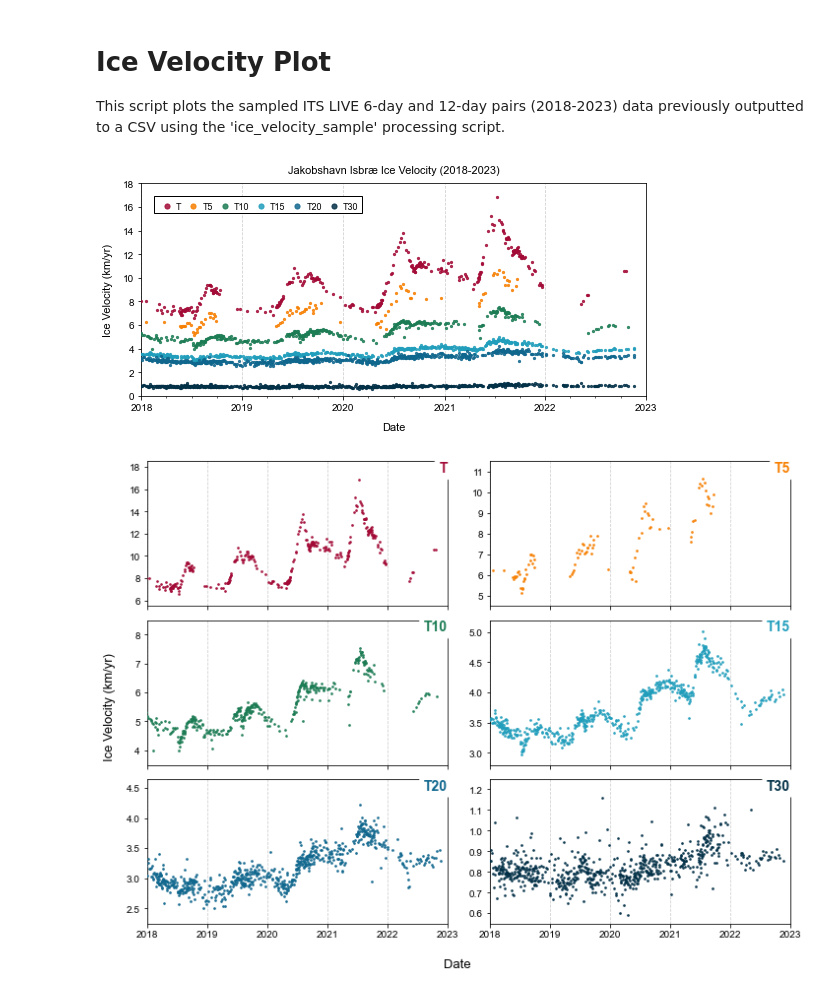
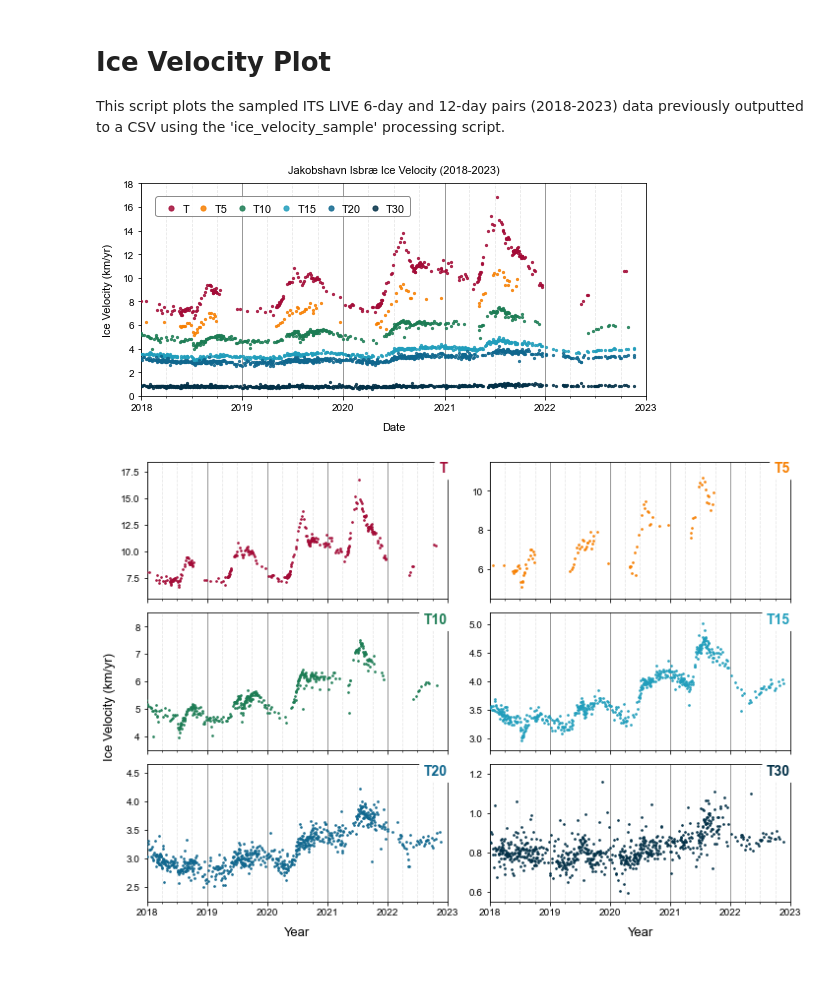
Before and after one commit to hannahpicton/jakobshavn_isbrae, a Jupyter notebook: code/analysis/ice_velocity_plot.ipynb, the cells around one changed output. Drawn from its saved outputs; the diff is of its cells as text; code cells hidden in the pictures.

```diff
--- a/code/analysis/ice_velocity_plot.ipynb
+++ b/code/analysis/ice_velocity_plot.ipynb
@@ -52,24 +52,34 @@ plt.yticks(np.arange(0, 18+1, 2))
 
 # DEFINE THE FORMATTING FOR THE X-TICKS
 year_locator = mdates.YearLocator(base=1, month=1, day=1)
+min_x_value = pd.to_datetime('2018-01-01', format='%Y-%m-%d')
+max_x_value = pd.to_datetime('2023-01-01', format='%Y-%m-%d')
+three_month_intervals = mdates.MonthLocator(interval=3)
+
+# DEFINE THE FORMATTING FOR THE X-TICKS
+ax.grid(axis = 'x', alpha=0.5, linestyle='-', color='black')
+year_locator = mdates.YearLocator(base=1, month=1, day=1)
 ax.xaxis.set_major_locator(year_locator)
 ax.xaxis.set_major_formatter(mdates.DateFormatter("%Y"))
+ax.set_xlim(min_x_value, max_x_value)
+ax.xaxis.set_minor_locator(three_month_intervals)
 min_x_value = pd.to_datetime('2018-01-01', format='%Y-%m-%d')
 max_x_value = pd.to_datetime('2023-01-01', format='%Y-%m-%d')
 plt.xlim(min_x_value, max_x_value)
 three_month_intervals = mdates.MonthLocator(interval=3)
 ax.xaxis.set_minor_locator(three_month_intervals)
+ax.xaxis.grid(True, which='minor', linestyle='--', alpha=0.3)
 
 # ADD A LEGEND WITH THREE COLUMNS, HORIZONTAL ARRANGEMENT, AND WHITE BACKGROUND
-legend = plt.legend(loc='upper left', ncol=6, columnspacing=0.3, markerscale=2.3, frameon=True, framealpha=1, handletextpad=0.01, handleheight=0.1, fontsize =9, facecolor='white', borderaxespad = 1.4, borderpad=0.45, fancybox=False)
-legend.get_frame().set_edgecolor('black')
-legend.get_frame().set_linewidth(1)
+legend = plt.legend(loc='upper left', ncol=6, columnspacing=0.3, markerscale=2.3, frameon=True, framealpha=1, handletextpad=0.01, handleheight=0.1, fontsize =11, facecolor='white', borderaxespad = 0.8, borderpad=0.45, fancybox=True, bbox_to_anchor=(0.01, 0.98))
+legend.get_frame().set_edgecolor('gray')
+legend.get_frame().set_alpha(0.9)
 legend.set_zorder(20)
 for text in legend.get_texts():
     text.set_va('center')
 plt.tight_layout()
 # %% [output]
-[figure, old version]
+[figure, new version]
 # %%
 # PRODUCE A FIGURE WITH EACH SAMPLE POINT SHOWN ON AN INDIVIDUAL SUB-PLOT
 plt.rcParams["font.family"] = "Arial"
@@ -84,35 +94,37 @@ spring_mask = (ITS_LIVE_data['month'] >= 3) & (ITS_LIVE_data['month'] <= 5)   #
 summer_mask = (ITS_LIVE_data['month'] >= 6) & (ITS_LIVE_data['month'] <= 8)   # June, July, August
 autumn_mask = (ITS_LIVE_data['month'] >= 9) & (ITS_LIVE_data['month'] <= 11)  # September, October, November
 winter_mask = (ITS_LIVE_data['month'] == 12) | (ITS_LIVE_data['month'] <= 2)  # December, January, February
 
 for i, ax in enumerate(axes.flatten()):
     year_locator = mdates.YearLocator(base=1, month=1, day=1)
     ax.xaxis.set_major_locator(year_locator)
     ax.xaxis.set_major_formatter(mdates.DateFormatter("%Y"))
     min_x_value = pd.to_datetime('2018-01-01', format='%Y-%m-%d')
     max_x_value = pd.to_datetime('2023-01-01', format='%Y-%m-%d')
-    ax.grid(axis='x', alpha=0.6, linestyle='--')
+    ax.grid(axis = 'x', alpha=0.5, linestyle='-', color='black')
+    ax.xaxis.grid(True, which='minor', linestyle='--', alpha=0.3)
+    three_month_intervals = mdates.MonthLocator(interval=3)
+    ax.xaxis.set_minor_locator(three_month_intervals)
     plt.xlim(min_x_value, max_x_value)
     ax.text(1, 1, labels[i], color=scatter_colors[i], transform=ax.transAxes, ha='right', va='top', fontsize=14, bbox=dict(facecolor='white', edgecolor='white', boxstyle='round,pad=0.3'), weight='bold')
-
+    if i // 2 == 2:
+        ax.set_xlabel('Year', fontsize=13, labelpad=10)
 
 axes[0, 0].scatter(ITS_LIVE_data['mid_date'], POINT1_VELOCITY/1000, color='#a30b37', s=3, marker='o', alpha=0.85, label='T', zorder=20)
 axes[0, 1].scatter(ITS_LIVE_data['mid_date'], POINT2_VELOCITY/1000, color='#f77f00', s=3, marker='o', alpha=0.85, label='T5', zorder=20)
 axes[1, 0].scatter(ITS_LIVE_data['mid_date'], POINT3_VELOCITY/1000, color='#1c7c54', s=3, marker='o', alpha=0.85, label='T10', zorder=20)
 axes[1, 1].scatter(ITS_LIVE_data['mid_date'], POINT4_VELOCITY/1000, color='#219ebc', s=3, marker='o', alpha=0.85, label='T15', zorder=20)
 axes[2, 0].scatter(ITS_LIVE_data['mid_date'], POINT5_VELOCITY/1000, color='#10678e', s=3, marker='o', alpha=0.85, label='T20', zorder=20)
 axes[2, 1].scatter(ITS_LIVE_data['mid_date'], POINT7_VELOCITY/1000, color='#023047', s=3, marker='o', alpha=0.85, label='T30', zorder=20)
-
 
 axes[0, 0].set_ylim(5.5, 18.5)
 axes[0, 1].set_ylim(4.5, 11.5)
 axes[1, 0].set_ylim(3.5, 8.5)
 axes[1, 1].set_ylim(2.8, 5.2)
 axes[2, 0].set_ylim(2.25, 4.65)
 axes[2, 1].set_ylim(0.55, 1.25)
 
 fig.text(0, 0.5, 'Ice Velocity (km/yr)', va='center', rotation='vertical', fontsize=13)
-fig.text(0.5, 0.04, 'Date', ha='center', fontsize=13)
 plt.tight_layout(rect=[0.01, 0.07, 1, 0.95])
 # %% [output]
-[figure, old version]
+[figure, new version]
```
Also changed, not shown: 1 other file.
